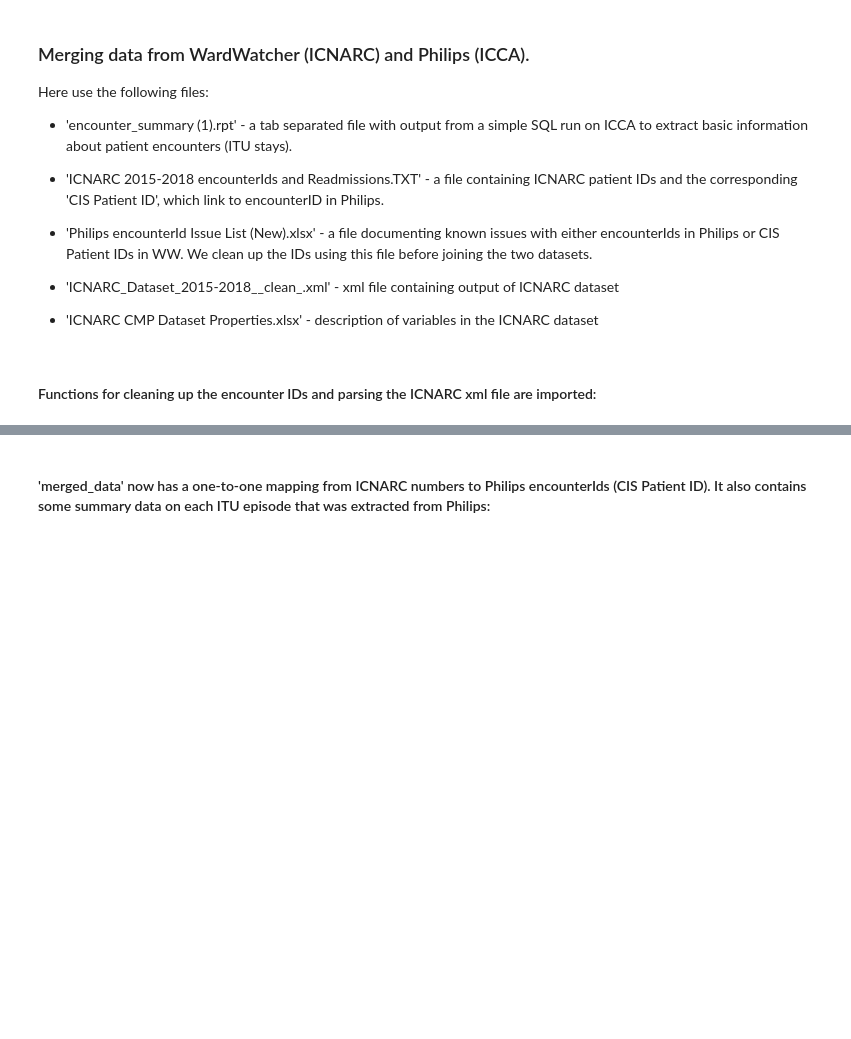
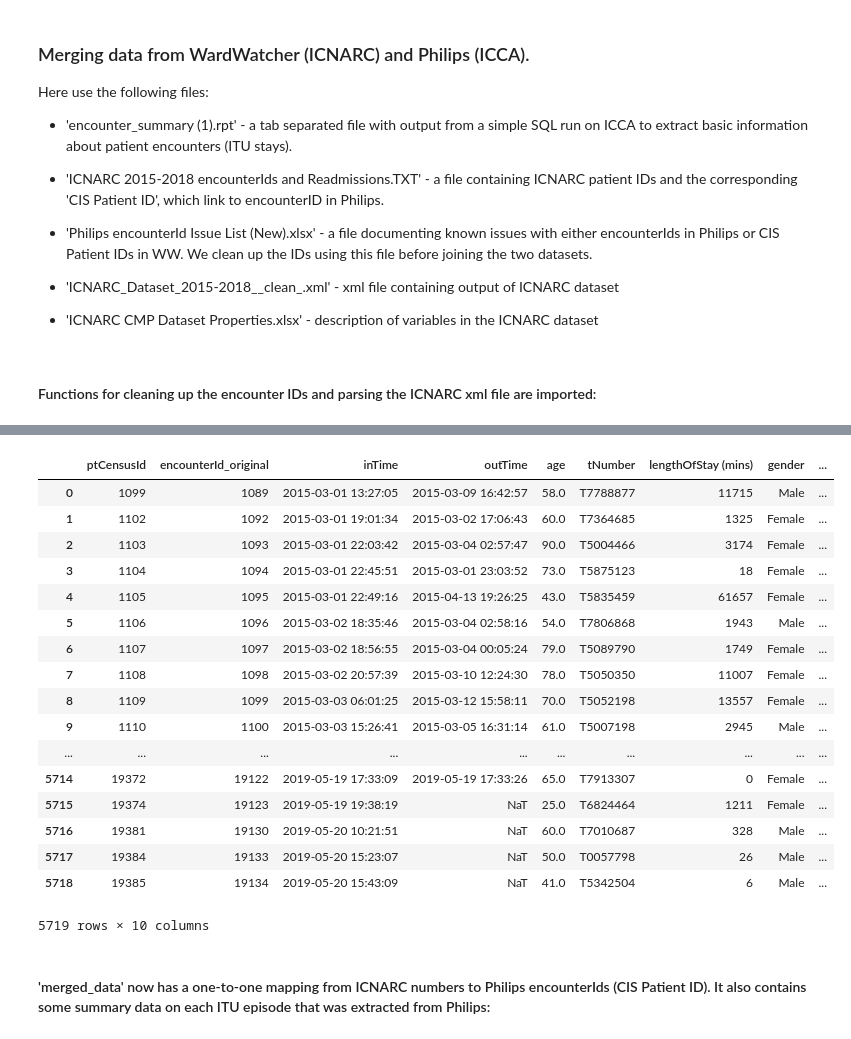
Before and after one commit to UHBristolDataScience/ICNARC-to-Philips-Linkage, a Jupyter notebook: Merging data.ipynb, the cells around one changed output, grey strips where cells are left out. Saved outputs shown, nothing was run; the diff lists cells and outputs as text; code cells hidden in the pictures; blank space fills up the shorter version.

```diff
--- a/Merging data.ipynb
+++ b/Merging data.ipynb
@@ -27,7 +42,28 @@ icnarc_numbers = clean_icnarc_cis_ids('../ICNARC 2015-2018 encounterIds and Read
 # %%
 philips_data = clean_philips_encounterids('../encounter_summary (1).rpt',
                                   '../Philips encounterId Issue List (New).xlsx',
-                                  verbose=VERBOSE)
+                                  verbose=VERBOSE, log_error_type=True)
+# %%
+philips_data
+# %% [output]
+|  | ptCensusId | encounterId_original | inTime | outTime | age | tNumber | lengthOfStay (mins) | gender | ... |
+| 0 | 1099 | 1089 | 2015-03-01 13:27:05 | 2015-03-09 16:42:57 | 58.0 | T7788877 | 11715 | Male | ... |
+| 1 | 1102 | 1092 | 2015-03-01 19:01:34 | 2015-03-02 17:06:43 | 60.0 | T7364685 | 1325 | Female | ... |
+| 2 | 1103 | 1093 | 2015-03-01 22:03:42 | 2015-03-04 02:57:47 | 90.0 | T5004466 | 3174 | Female | ... |
+| 3 | 1104 | 1094 | 2015-03-01 22:45:51 | 2015-03-01 23:03:52 | 73.0 | T5875123 | 18 | Female | ... |
+| 4 | 1105 | 1095 | 2015-03-01 22:49:16 | 2015-04-13 19:26:25 | 43.0 | T5835459 | 61657 | Female | ... |
+| 5 | 1106 | 1096 | 2015-03-02 18:35:46 | 2015-03-04 02:58:16 | 54.0 | T7806868 | 1943 | Male | ... |
+| 6 | 1107 | 1097 | 2015-03-02 18:56:55 | 2015-03-04 00:05:24 | 79.0 | T5089790 | 1749 | Female | ... |
+| 7 | 1108 | 1098 | 2015-03-02 20:57:39 | 2015-03-10 12:24:30 | 78.0 | T5050350 | 11007 | Female | ... |
+| 8 | 1109 | 1099 | 2015-03-03 06:01:25 | 2015-03-12 15:58:11 | 70.0 | T5052198 | 13557 | Female | ... |
+| 9 | 1110 | 1100 | 2015-03-03 15:26:41 | 2015-03-05 16:31:14 | 61.0 | T5007198 | 2945 | Male | ... |
+| ... | ... | ... | ... | ... | ... | ... | ... | ... | ... |
+| 5714 | 19372 | 19122 | 2019-05-19 17:33:09 | 2019-05-19 17:33:26 | 65.0 | T7913307 | 0 | Female | ... |
+| 5715 | 19374 | 19123 | 2019-05-19 19:38:19 | NaT | 25.0 | T6824464 | 1211 | Female | ... |
+| 5716 | 19381 | 19130 | 2019-05-20 10:21:51 | NaT | 60.0 | T7010687 | 328 | Male | ... |
+| 5717 | 19384 | 19133 | 2019-05-20 15:23:07 | NaT | 50.0 | T0057798 | 26 | Male | ... |
+| 5718 | 19385 | 19134 | 2019-05-20 15:43:09 | NaT | 41.0 | T5342504 | 6 | Male | ... |
+5719 rows × 10 columns
 # %%
 merged_data = join_icnarc_to_philips(philips_data, icnarc_numbers, verbose=VERBOSE)
 # %%
```
Also changed, not shown: parts of 5 cells of this notebook, 1 other file.
